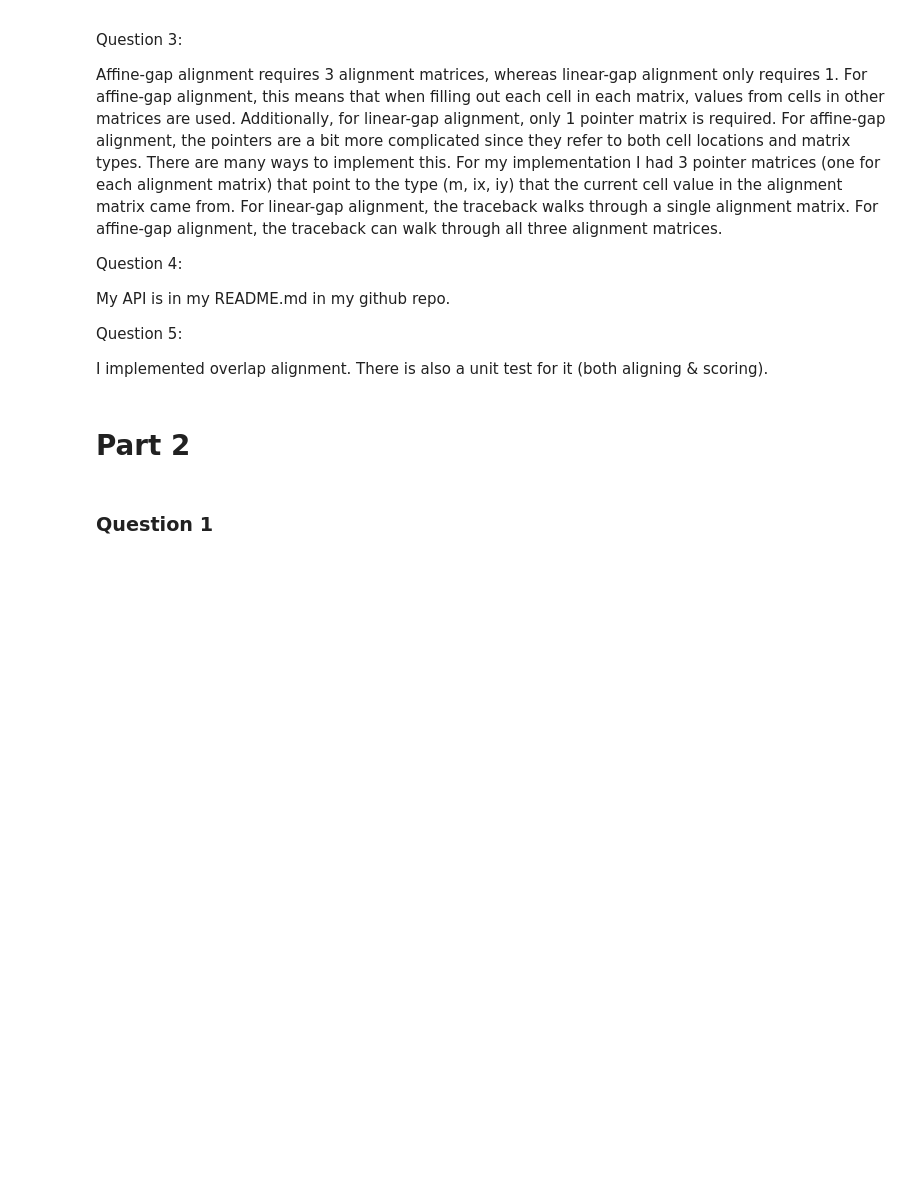
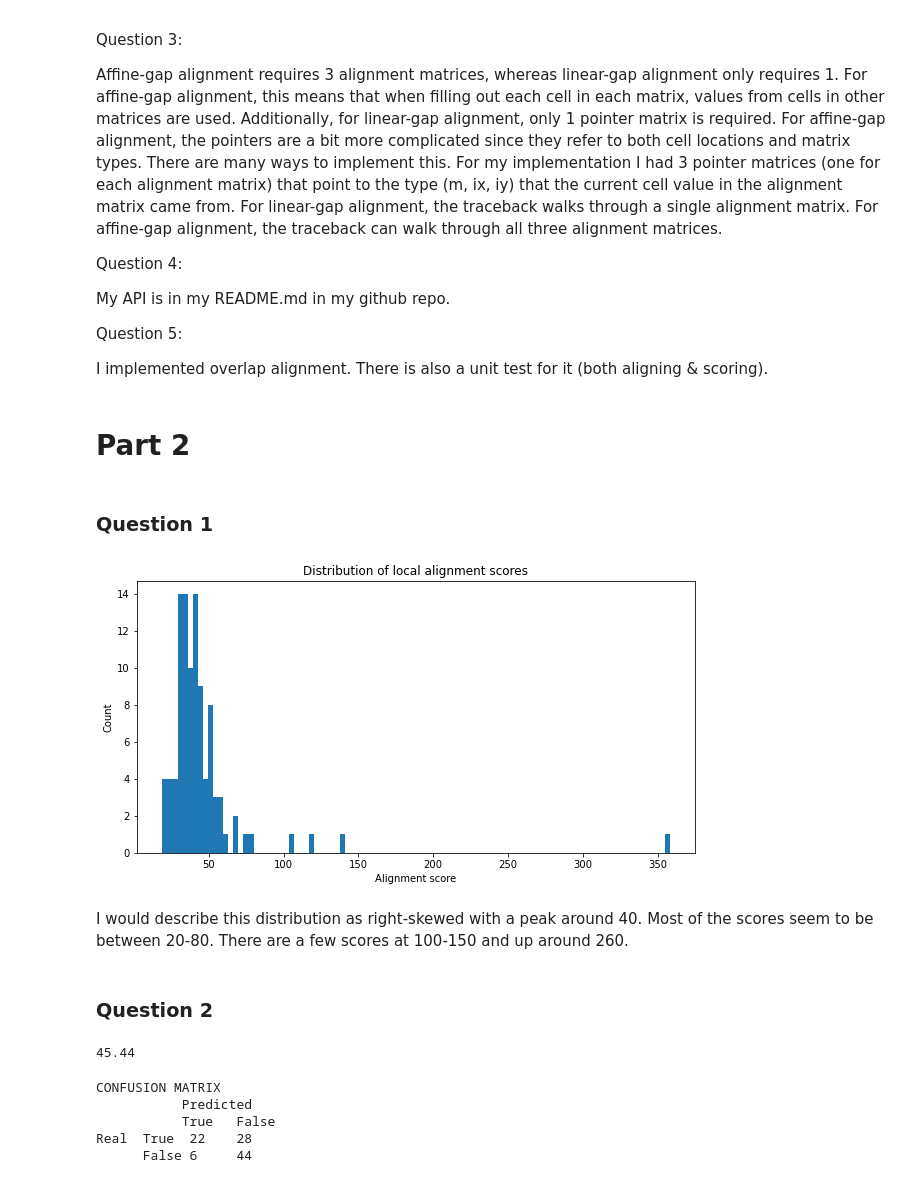
Before and after one commit to jackieroger/Project1, a Jupyter notebook: Jackie_Roger_BMI203_HW1.ipynb, the cells around one changed output. Drawn from its saved outputs; the diff is of its cells as text; code cells hidden in the pictures; blank space fills up the shorter version.

```diff
--- a/Jackie_Roger_BMI203_HW1.ipynb
+++ b/Jackie_Roger_BMI203_HW1.ipynb
@@ -74,0 +77,19 @@ with open("part2_results_data/q1.txt", "w") as q1:
+# %%
+plt.rcParams["figure.figsize"] = (10,5)
+plt.hist(q1_alignment_scores, bins=100)
+plt.title("Distribution of local alignment scores")
+plt.xlabel("Alignment score")
+plt.ylabel("Count")
+plt.savefig("part2_plots/q1.png")
+# %% [output]
+[figure, added]
+# %% [markdown]
+I would describe this distribution as right-skewed with a peak around 40. Most of the scores seem to be between 20-80. There are a few scores at 100-150 and up around 260.
+# %% [markdown]
+### Question 2
+# %%
+# Find average alignment score
+q2_avg_score = sum(q1_alignment_scores)/len(q1_alignment_scores)
+q2_avg_score
+# %% [output]
+45.44
@@ -74,0 +99,23 @@ with open("part2_results_data/q1.txt", "w") as q1:
+# %%
+# Make a list of predictions of whether 2 sequences align or not
+q2_preds = [s >= q2_avg_score for s in q1_alignment_scores]
+# Make a list of true values (first 50 are True and last 50 are False)
+q2_reals = [True]*50 + [False]*50
+# Make confusion matrix
+q2_preds_and_reals = list(zip(q2_preds, q2_reals))
+q2_tp = sum([(p == True and r == True) for (p, r) in q2_preds_and_reals])
+q2_fp = sum([(p == True and r == False) for (p, r) in q2_preds_and_reals])
+q2_tn = sum([(p == False and r == False) for (p, r) in q2_preds_and_reals])
+q2_fn = sum([(p == False and r == True) for (p, r) in q2_preds_and_reals])
+# Print results
+print("CONFUSION MATRIX")
+print("           Predicted")
+print("           True   False")
+print("Real  True  " + str(q2_tp) + "    " + str(q2_fn))
+print("      False " + str(q2_fp) + "     " + str(q2_tn))
+# %% [output]
+CONFUSION MATRIX
+           Predicted
+           True   False
+Real  True  22    28
+      False 6     44
```
Also changed, not shown: parts of 10 cells of this notebook, 5 other files.
